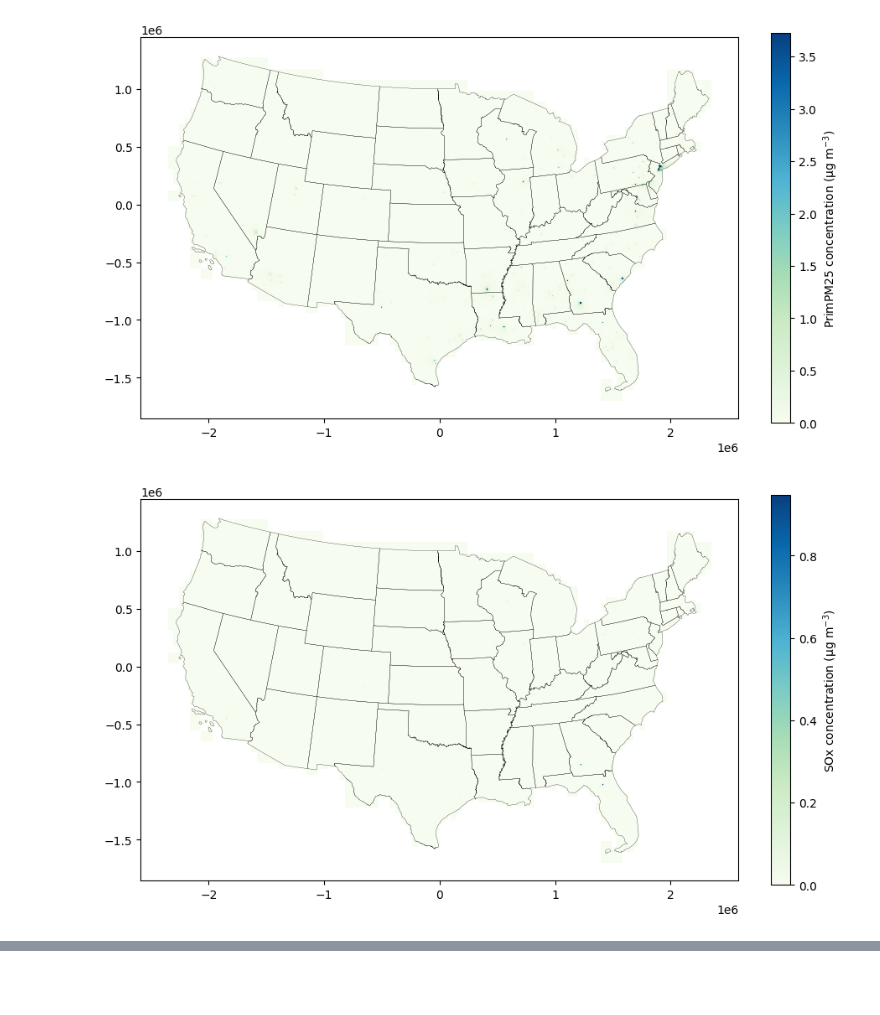
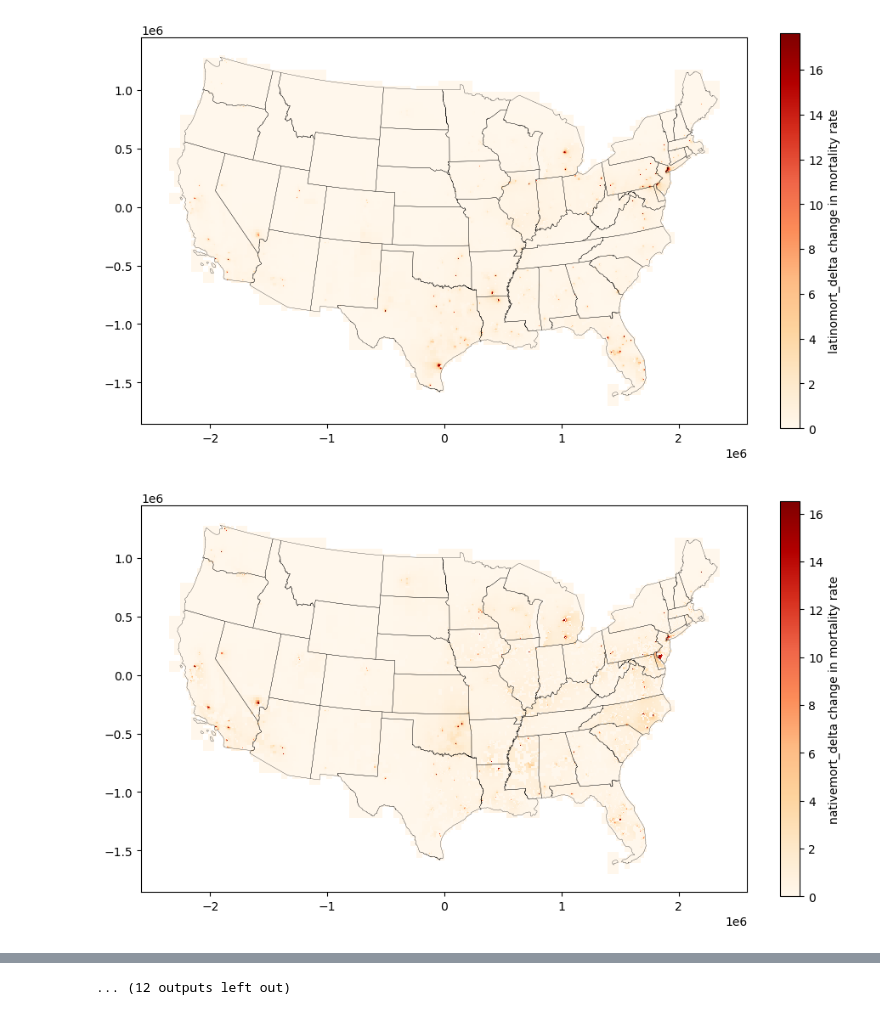
Before and after one commit to lbeatty1/MIP_AirPollution, a Jupyter notebook: Plot_Output.ipynb, the cells around one changed output, grey strips where cells are left out. Cells and saved outputs as stored; diff of their text form; code cells hidden in the pictures; blank space fills up the shorter version.

```diff
--- a/Plot_Output.ipynb
+++ b/Plot_Output.ipynb
@@ -5,22 +5,33 @@ import geopandas as gpd
 import matplotlib.pyplot as plt
 import os
 import numpy as np
+import pandas as pd
+import math
+from matplotlib.colors import LinearSegmentedColormap
+
 
 
 os.chdir('C:/Users/lbeatty/Documents/Lauren_MIP_Contribution/')
 
-scenario = '26z-thin-debug'
-model='SWITCH'
+#scenario = '26z-thin-debug'
+scenario = '26z-short-base-50'
+model='GenX'
 # %%
 # Read the shapefiles
 states = gpd.read_file('tl_2022_us_state/tl_2022_us_state.shp')
 states = states[~states['STUSPS'].isin(['AS', 'AK', 'GU', 'MP', 'VI', 'HI', 'PR'])]
 
+#Make folder for output if it doesn't exist
+if not os.path.exists('MIP_AirPollution/Figures/Output/' + scenario + '/' + model):
+    os.makedirs('MIP_AirPollution/Figures/Output/' + scenario + '/' + model)
 
+
+
+#Plot output -- map of concentrations
 years = ['2030', '2040', '2050']
 quant_dict={}
 for year in years:
-    emissions = gpd.read_file('InMap/MIP_InMap_Output/emissions'+year+'_out.shp')
+    emissions = gpd.read_file('InMap/MIP_InMap_Output/'+scenario+'/'+model+'/emissions'+year+'_out.shp')
 
     # Transform coordinates to match output
     #drop grid cells not in continental us
@@ -29,7 +40,7 @@ for year in years:
     emissions['intersects'] = intersects
     emissions = emissions[emissions['intersects']==True]
 
-    columns_to_plot = ['SOx', 'NOx', 'PrimPM25']
+    columns_to_plot = ['SOx', 'NOx', 'PrimPM25', 'TotalPM25']
     for column in columns_to_plot:
 
         #want scales to be the same for each plot
@@ -52,6 +63,41 @@ for year in years:
         cbar = fig.colorbar(sm, fraction=0.03)
         cbar.set_label(column+' concentration (μg m$^{-3}$)')  # Set color bar label
 
-        plt.savefig('MIP_AirPollution/Figures/Output/' + scenario + '/' + model + '/' +year+'_'+ column + '.jpg', format='jpg',
+        plt.savefig('MIP_AirPollution/Figures/Output/' + scenario + '/' + model + '/' +year+'_'+ column + '_concentrationmap.jpg', format='jpg',
                     dpi=300, bbox_inches='tight')
+        plt.show()
+
+    ## Now do delta Mortality rate
+    emissions['blackmort_delta'] = ((math.log(1.078)/10 * emissions['TotalPM25']).apply(math.exp)-1)*emissions['blackmort'] - emissions['blackmort']/100000
+    emissions['whitnolat_delta'] = ((math.log(1.078)/10 * emissions['TotalPM25']).apply(math.exp)-1)*emissions['whnolmort'] - emissions['whnolmort']/100000
+    emissions['latinomort_delta'] = ((math.log(1.078)/10 * emissions['TotalPM25']).apply(math.exp)-1)*emissions['latinomort'] - emissions['latinomort']/100000
+    emissions['asianmort_delta'] = ((math.log(1.078)/10 * emissions['TotalPM25']).apply(math.exp)-1)*emissions['asianmort'] - emissions['asianmort']/100000
+    emissions['nativemort_delta'] = ((math.log(1.078)/10 * emissions['TotalPM25']).apply(math.exp)-1)*emissions['nativemort'] - emissions['nativemort']/100000
+
+    columns_to_plot = ['blackmort_delta', 'whitnolat_delta', 'latinomort_delta', 'nativemort_delta', 'asianmort_delta']
+    for column in columns_to_plot:
+
+        #want scales to be the same for each plot
+        if year=='2030':
+            q = 0.99  # Truncate results at the 99th percentile for better visualization
+            cut = np.quantile(emissions[column], q)
+            quant_dict[column]=cut
+
+        fig, ax = plt.subplots(figsize=(10, 8))
+
+        # Plot data with color scale truncated at the specified quantile
+        emissions.plot(vmin=0, vmax=cut, cmap="OrRd", column=column, ax=ax)
+
+        # Plot states boundaries
+        states.boundary.plot(ax=ax, color='black', linewidth=0.2)
+
+        # Add color bar
+        sm = plt.cm.ScalarMappable(cmap="OrRd", norm=plt.Normalize(vmin=0, vmax=quant_dict[column]))
+        sm._A = []  # Fake empty array for the colorbar
+        cbar = fig.colorbar(sm, fraction=0.03)
+        cbar.set_label(column+' change in mortality rate')  # Set color bar label
+
+        plt.savefig('MIP_AirPollution/Figures/Output/' + scenario + '/' + model + '/' +year+'_'+ column + '_mortalityrate.jpg', format='jpg',
+                    dpi=300, bbox_inches='tight')
+        plt.show()
 # %% [output]
@@ -63,2 +109,2 @@ for year in years:
-[figure, old version]
+[figure, new version]
-[figure, old version]
+[figure, new version]
@@ -66,0 +116 @@ for year in years:
+... (12 outputs left out)
```
Also changed, not shown: parts of 4 cells of this notebook, 49 other files.
